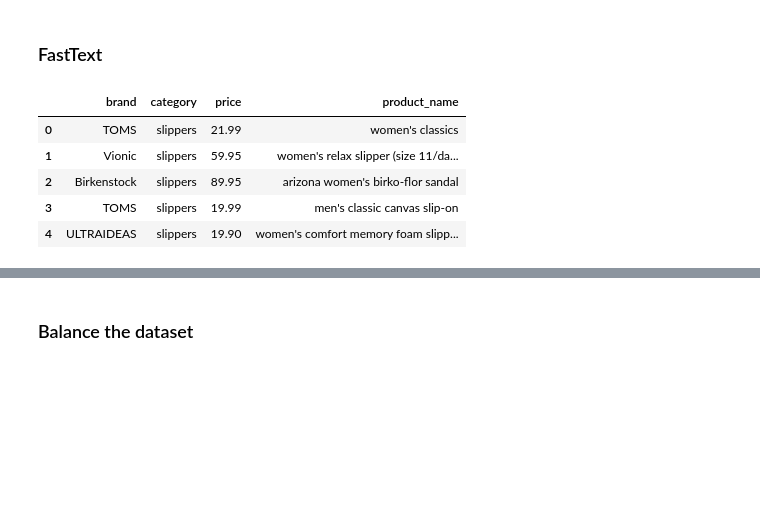
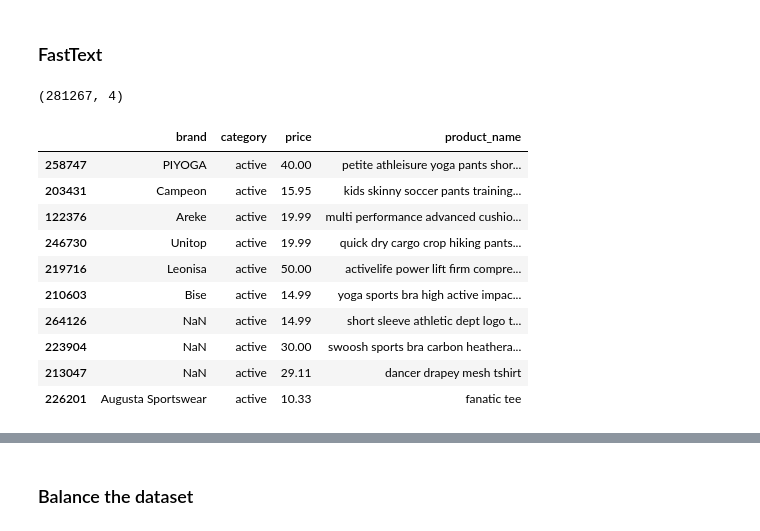
Before and after one commit to spartanrein/ecommerce, a Jupyter notebook: FastText ver2.ipynb, the cells around one changed output, grey strips where cells are left out. Saved outputs shown, nothing was run; the diff lists cells and outputs as text; code cells hidden in the pictures; blank space fills up the shorter version.

```diff
--- a/FastText ver2.ipynb
+++ b/FastText ver2.ipynb
@@ -10,10 +11,19 @@ from sklearn.metrics import classification_report
 # %%
 df = pd.read_csv('amazon_data_clean.csv')
-df.head()
+df.shape
 # %% [output]
-|  | brand | category | price | product_name |
-| 0 | TOMS | slippers | 21.99 | women's classics |
-| 1 | Vionic | slippers | 59.95 | women's relax slipper (size 11/da... |
-| 2 | Birkenstock | slippers | 89.95 | arizona women's birko-flor sandal |
-| 3 | TOMS | slippers | 19.99 | men's classic canvas slip-on |
-| 4 | ULTRAIDEAS | slippers | 19.90 | women's comfort memory foam slipp... |
+(281267, 4)
+# %%
+df[df.category=='active'].sample(10)
+# %% [output]
+|  | brand | category | price | product_name |
+| 258747 | PIYOGA | active | 40.00 | petite athleisure yoga pants shor... |
+| 203431 | Campeon | active | 15.95 | kids skinny soccer pants training... |
+| 122376 | Areke | active | 19.99 | multi performance advanced cushio... |
+| 246730 | Unitop | active | 19.99 | quick dry cargo crop hiking pants... |
+| 219716 | Leonisa | active | 50.00 | activelife power lift firm compre... |
+| 210603 | Bise | active | 14.99 | yoga sports bra high active impac... |
+| 264126 | NaN | active | 14.99 | short sleeve athletic dept logo t... |
+| 223904 | NaN | active | 30.00 | swoosh sports bra carbon heathera... |
+| 213047 | NaN | active | 29.11 | dancer drapey mesh tshirt |
+| 226201 | Augusta Sportswear | active | 10.33 | fanatic tee |
```
Also changed, not shown: parts of 28 cells of this notebook, 5 other files.
